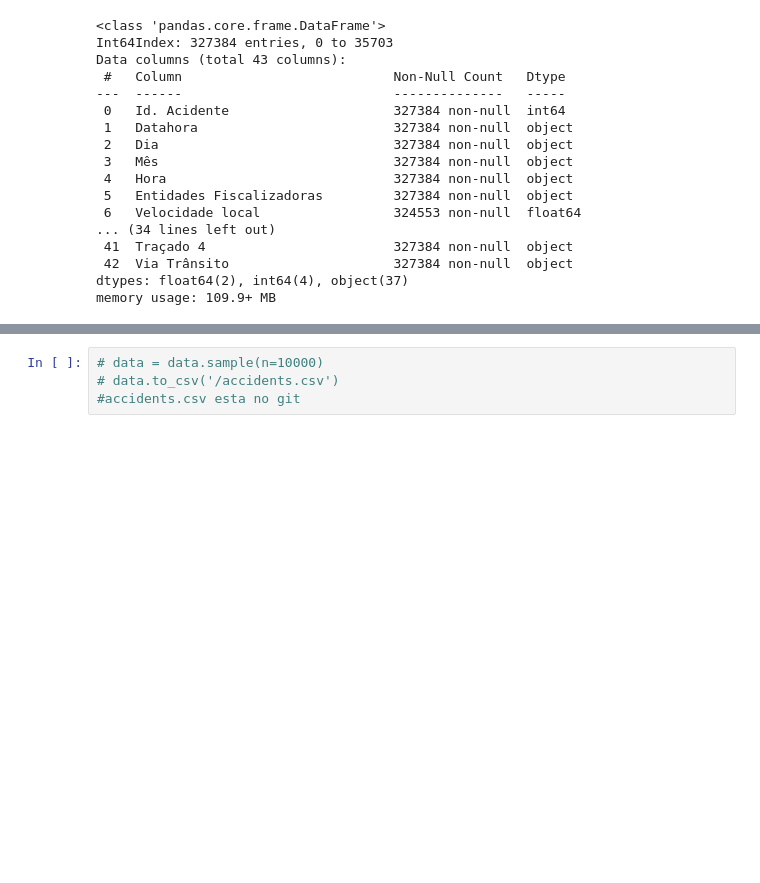
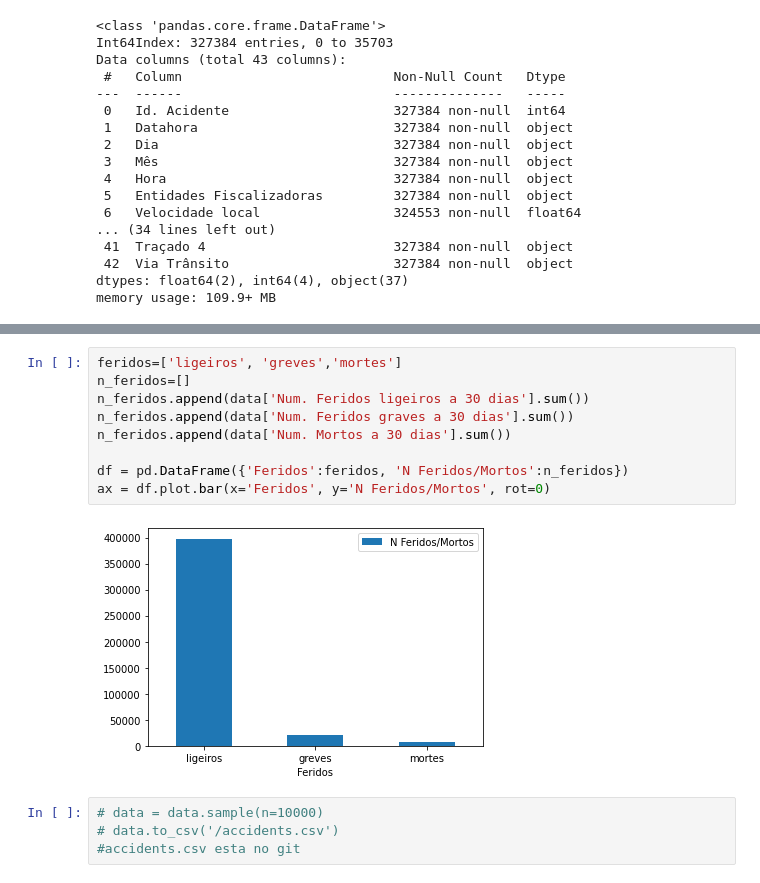
Before and after one commit to mrdso2-iscte/IAA_PROJECT, a Jupyter notebook: IAA.ipynb, the cells around one changed output, grey strips where cells are left out. Saved outputs shown, nothing was run; the diff lists cells and outputs as text; blank space fills up the shorter version.

```diff
--- a/IAA.ipynb
+++ b/IAA.ipynb
@@ -39,3 +66,14 @@ memory usage: 109.9+ MB
+# %%
+feridos=['ligeiros', 'greves','mortes']
+n_feridos=[]
+n_feridos.append(data['Num. Feridos ligeiros a 30 dias'].sum())
+n_feridos.append(data['Num. Feridos graves a 30 dias'].sum())
+n_feridos.append(data['Num. Mortos a 30 dias'].sum())
+
+df = pd.DataFrame({'Feridos':feridos, 'N Feridos/Mortos':n_feridos})
+ax = df.plot.bar(x='Feridos', y='N Feridos/Mortos', rot=0)
+# %% [output]
+[figure, added]
 # %%
 # data = data.sample(n=10000)
 # data.to_csv('/accidents.csv')
```
Also changed, not shown: parts of 2 cells of this notebook.
